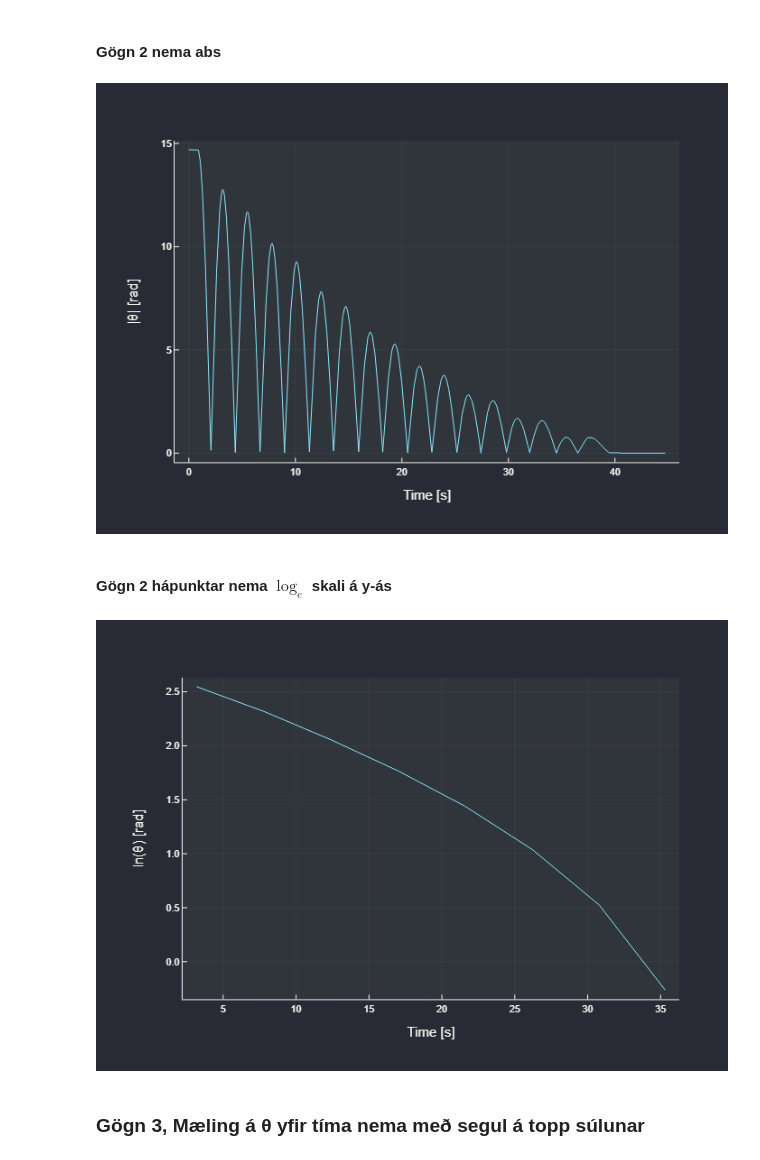
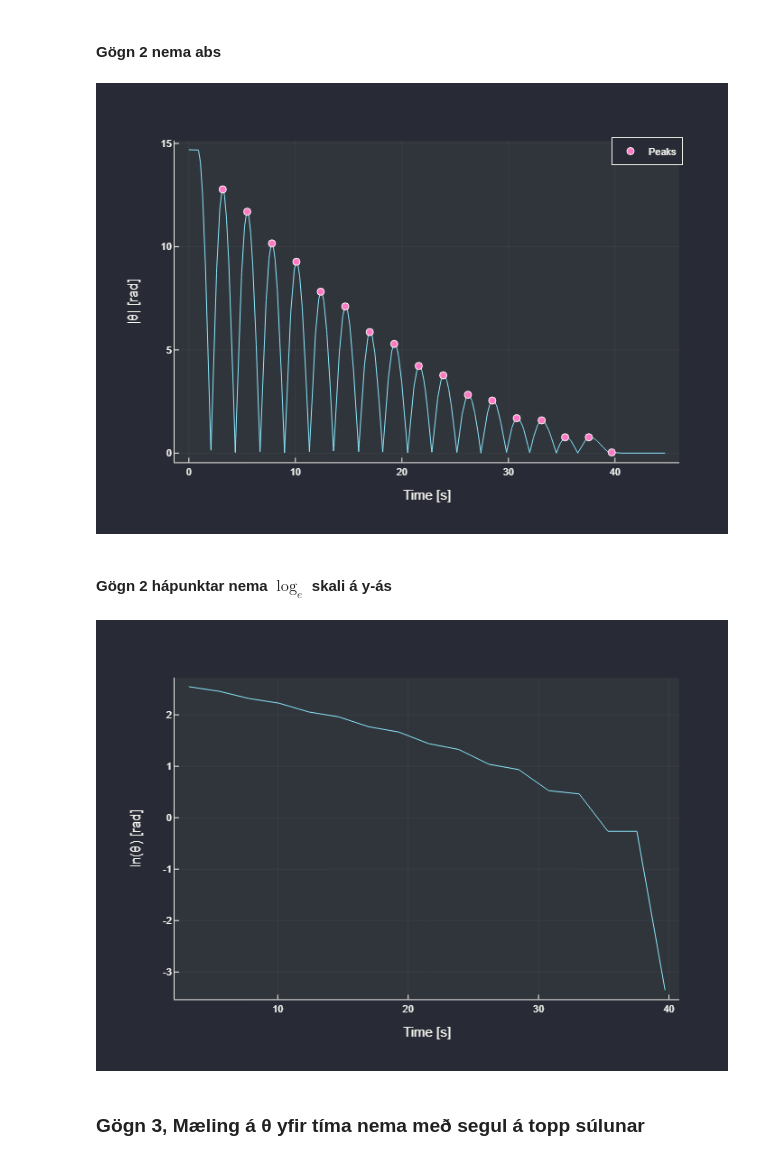
Before and after one commit to AwesomeQuest/verklegt3, a Jupyter notebook: notebook.ipynb, the cells around one changed output. Cells and saved outputs as stored; diff of their text form; code cells hidden in the pictures.

```diff
--- a/notebook.ipynb
+++ b/notebook.ipynb
@@ -58,17 +73,25 @@ plot(data2[!,1], abs.(data2[!,2]),
 xlabel = "Time [s]",
 ylab = "|θ| [rad]",
 labels = :none)
+
+data2[!,2] = abs.(data2[!,2])
+
+peaks = findmaxima(data2[!,2])
+peaks = peaks[1][data2[peaks[1],2] .< 13]
+
+scatter!(data2[peaks,1],data2[peaks,2],
+		labels = "Peaks")
 # %% [output]
-[figure, old version]
+[figure, new version]
 # %% [markdown]
 #### Gögn 2 hápunktar nema $\log_e$ skali á y-ás
 # %%
-plot(data2[peaks[1:end-1],1], log.(data2[peaks[1:end-1],2]),
+plot(data2[peaks,1], log.(data2[peaks,2]),
 xlabel = "Time [s]",
 ylabel = "ln(θ) [rad]",
 labels = :none)
 # %% [output]
-[figure, old version]
+[figure, new version]
 # %% [markdown]
 ### Gögn 3, Mæling á θ yfir tíma nema með segul á topp súlunar
 # %%
```
Also changed, not shown: parts of 11 cells of this notebook.
